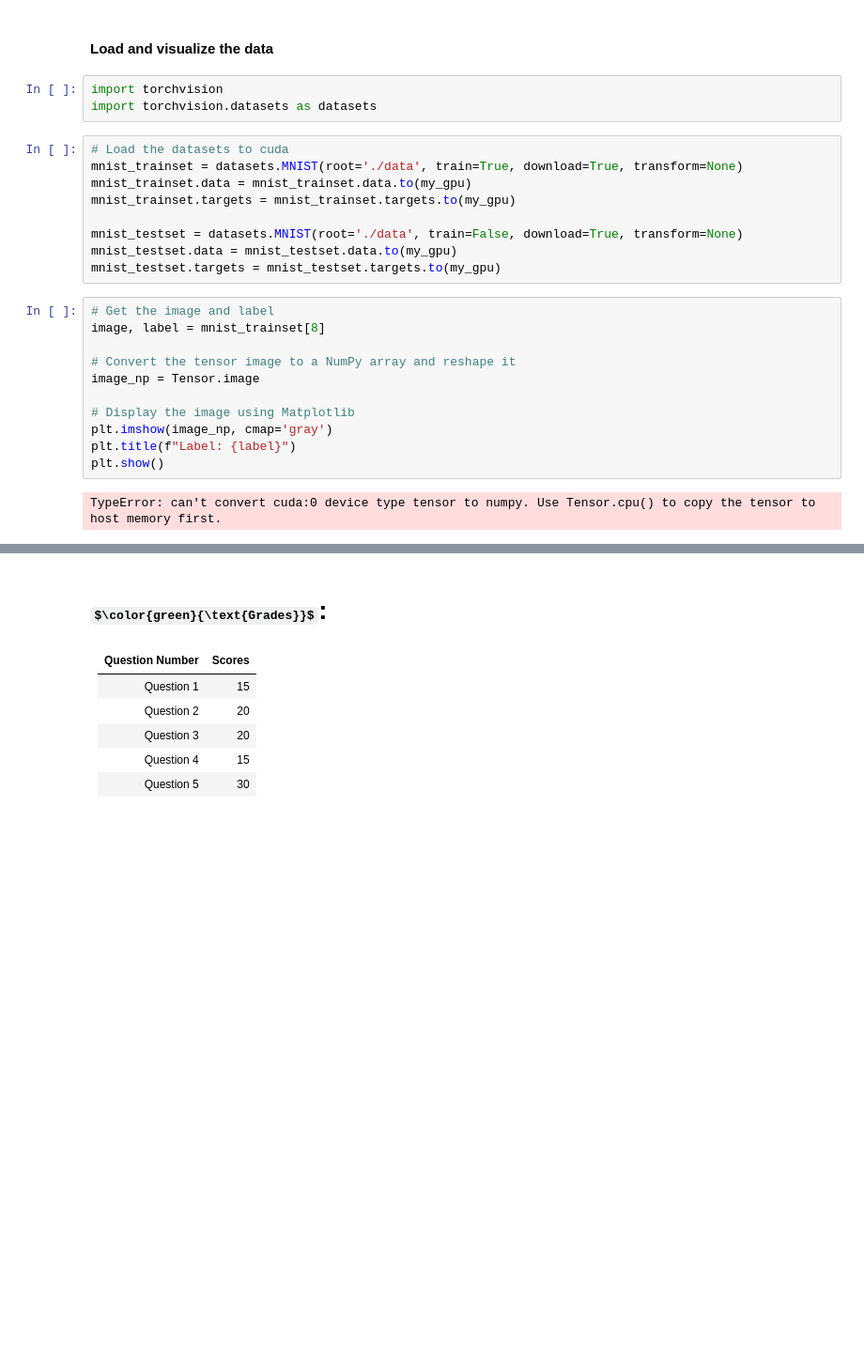
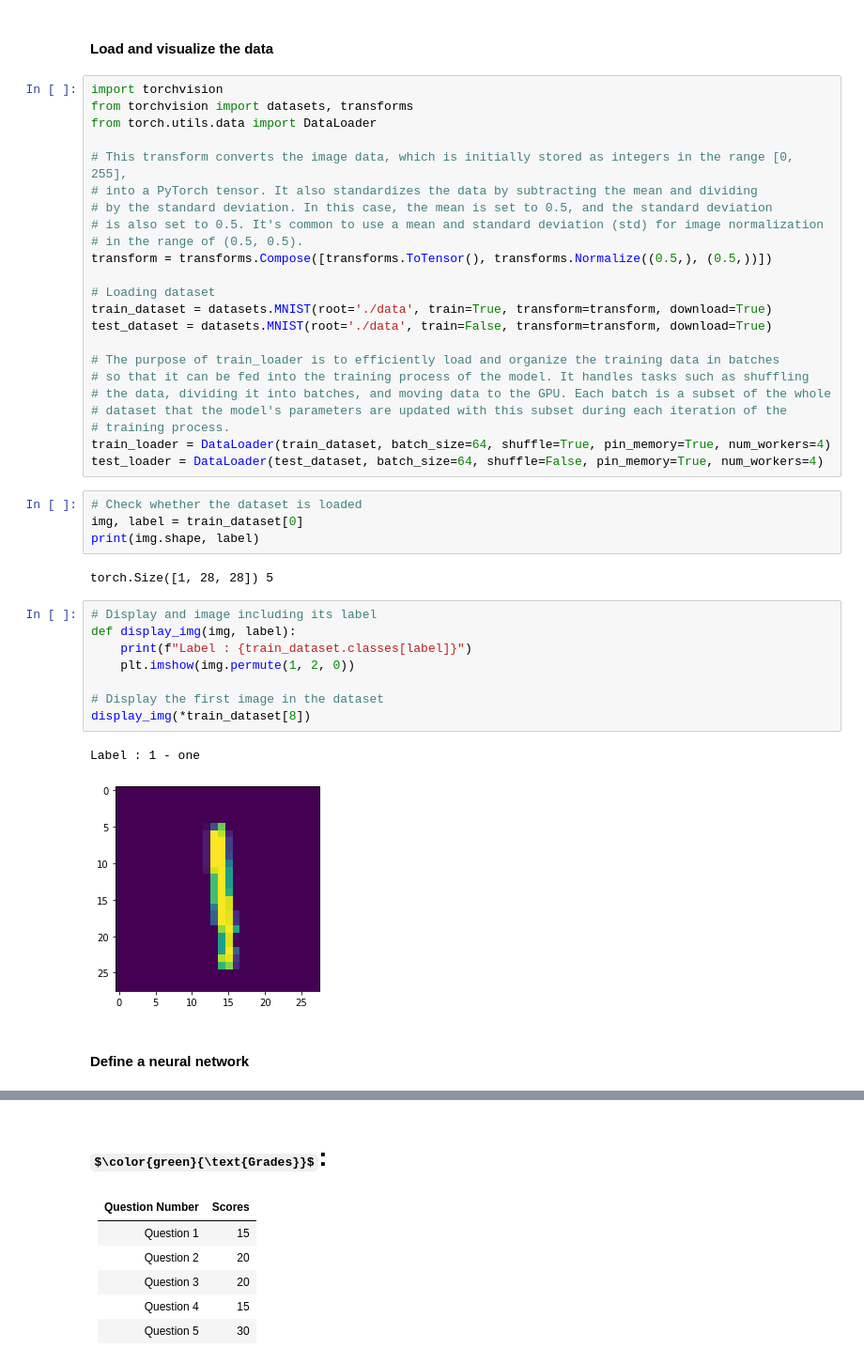
Before and after one commit to alex-abrehforoush/Homework, a Jupyter notebook: 9th sem/Deep Learning/1/Practical/DL_Homework1.ipynb, the cells around one changed output, grey strips where cells are left out. Shown at 94% size. Saved outputs shown, nothing was run; the diff lists cells and outputs as text; some formulas as TeX source; blank space fills up the shorter version.

```diff
--- a/9th sem/Deep Learning/1/Practical/DL_Homework1.ipynb
+++ b/9th sem/Deep Learning/1/Practical/DL_Homework1.ipynb
@@ -606,28 +584,45 @@ $\color{red}{\text{Cue}}$:
 You can use PyTorch and TensorFlow to get the dataset. With a brief search on the Internet, you can learn how to download, extract, and load the MNIST data.
 # %% [markdown]
 #### Load and visualize the data
-# %%
-import torchvision
-import torchvision.datasets as datasets
-# %%
-# Load the datasets to cuda
-mnist_trainset = datasets.MNIST(root='./data', train=True, download=True, transform=None)
-mnist_trainset.data = mnist_trainset.data.to(my_gpu)
-mnist_trainset.targets = mnist_trainset.targets.to(my_gpu)
-
-mnist_testset = datasets.MNIST(root='./data', train=False, download=True, transform=None)
-mnist_testset.data = mnist_testset.data.to(my_gpu)
-mnist_testset.targets = mnist_testset.targets.to(my_gpu)
-# %%
-# Get the image and label
-image, label = mnist_trainset[8]
-
-# Convert the tensor image to a NumPy array and reshape it
-image_np = Tensor.image
-
-# Display the image using Matplotlib
-plt.imshow(image_np, cmap='gray')
-plt.title(f"Label: {label}")
-plt.show()
-# %% [output]
-TypeError: can't convert cuda:0 device type tensor to numpy. Use Tensor.cpu() to copy the tensor to host memory first.
+# %%
+import torchvision
+from torchvision import datasets, transforms
+from torch.utils.data import DataLoader
+
+# This transform converts the image data, which is initially stored as integers in the range [0, 255],
+# into a PyTorch tensor. It also standardizes the data by subtracting the mean and dividing
+# by the standard deviation. In this case, the mean is set to 0.5, and the standard deviation
+# is also set to 0.5. It's common to use a mean and standard deviation (std) for image normalization
+# in the range of (0.5, 0.5).
+transform = transforms.Compose([transforms.ToTensor(), transforms.Normalize((0.5,), (0.5,))])
+
+# Loading dataset
+train_dataset = datasets.MNIST(root='./data', train=True, transform=transform, download=True)
+test_dataset = datasets.MNIST(root='./data', train=False, transform=transform, download=True)
+
+# The purpose of train_loader is to efficiently load and organize the training data in batches
+# so that it can be fed into the training process of the model. It handles tasks such as shuffling
+# the data, dividing it into batches, and moving data to the GPU. Each batch is a subset of the whole
+# dataset that the model's parameters are updated with this subset during each iteration of the
+# training process.
+train_loader = DataLoader(train_dataset, batch_size=64, shuffle=True, pin_memory=True, num_workers=4)
+test_loader = DataLoader(test_dataset, batch_size=64, shuffle=False, pin_memory=True, num_workers=4)
+# %%
+# Check whether the dataset is loaded
+img, label = train_dataset[0]
+print(img.shape, label)
+# %% [output]
+torch.Size([1, 28, 28]) 5
+# %%
+# Display and image including its label
+def display_img(img, label):
+    print(f"Label : {train_dataset.classes[label]}")
+    plt.imshow(img.permute(1, 2, 0))
+
+# Display the first image in the dataset
+display_img(*train_dataset[8])
+# %% [output]
+Label : 1 - one
+[figure, added]
+# %% [markdown]
+#### Define a neural network
```
Also changed, not shown: parts of 17 cells of this notebook.
